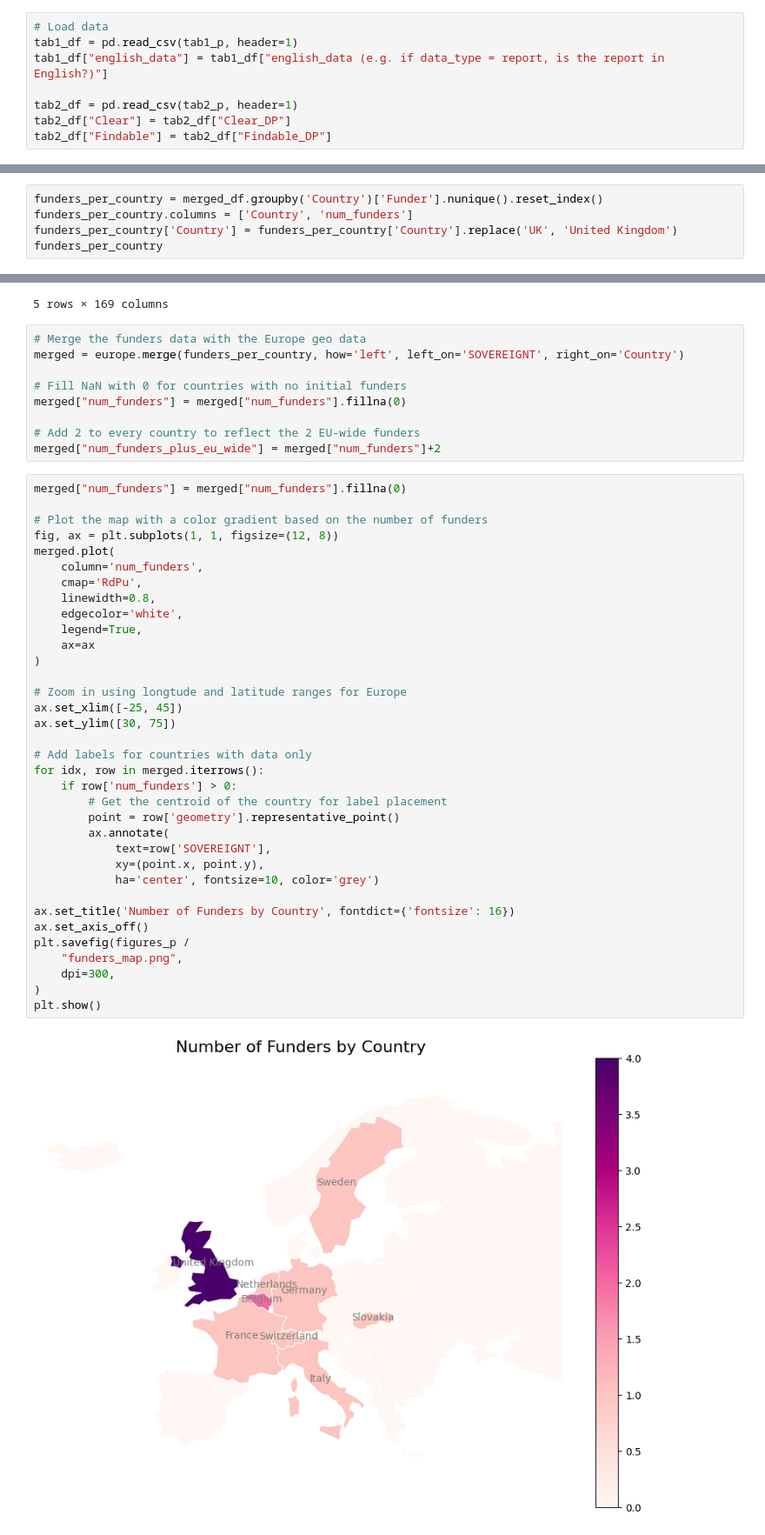
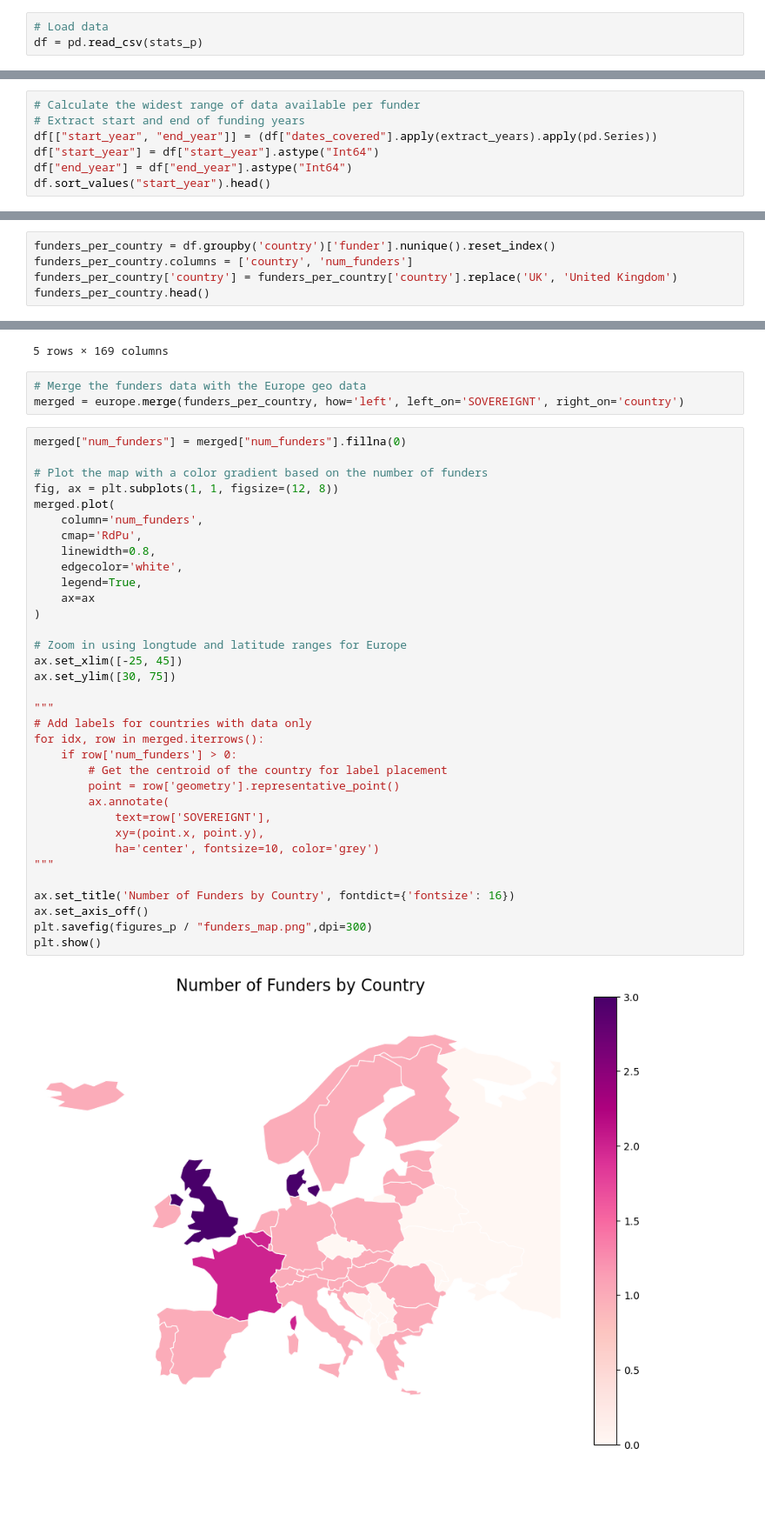
Before and after one commit to WomenInNeuroscience/funders_project, a Jupyter notebook: code/funder_analysis.ipynb, the cells around one changed output, grey strips where cells are left out. Shown: that part at 87% size. Saved outputs shown, nothing was run; the diff lists cells and outputs as text; blank space fills up the shorter version.

```diff
--- a/code/funder_analysis.ipynb
+++ b/code/funder_analysis.ipynb
@@ -24,9 +25,4 @@ figures_p = root_p / "figures"
 figures_p.mkdir(parents=True, exist_ok=True)
 # %%
 # Load data
-tab1_df = pd.read_csv(tab1_p, header=1)
-tab1_df["english_data"] = tab1_df["english_data (e.g. if data_type = report, is the report in English?)"]
-
-tab2_df = pd.read_csv(tab2_p, header=1)
-tab2_df["Clear"] = tab2_df["Clear_DP"]
-tab2_df["Findable"] = tab2_df["Findable_DP"]
+df = pd.read_csv(stats_p)
@@ -107,0 +78,7 @@ merged_df.head()
+# %%
+# Calculate the widest range of data available per funder
+# Extract start and end of funding years
+df[["start_year", "end_year"]] = (df["dates_covered"].apply(extract_years).apply(pd.Series))
+df["start_year"] = df["start_year"].astype("Int64")
+df["end_year"] = df["end_year"].astype("Int64")
+df.sort_values("start_year").head()
@@ -180,6 +186,6 @@ plt.show()
 # %%
-funders_per_country = merged_df.groupby('Country')['Funder'].nunique().reset_index()
-funders_per_country.columns = ['Country', 'num_funders']
-funders_per_country['Country'] = funders_per_country['Country'].replace('UK', 'United Kingdom')
-funders_per_country
+funders_per_country = df.groupby('country')['funder'].nunique().reset_index()
+funders_per_country.columns = ['country', 'num_funders']
+funders_per_country['country'] = funders_per_country['country'].replace('UK', 'United Kingdom')
+funders_per_country.head()
 # %% [output]
@@ -210,47 +211,40 @@ europe.head()
 5 rows × 169 columns
 # %%
 # Merge the funders data with the Europe geo data
-merged = europe.merge(funders_per_country, how='left', left_on='SOVEREIGNT', right_on='Country')
-
-# Fill NaN with 0 for countries with no initial funders
-merged["num_funders"] = merged["num_funders"].fillna(0)
-
-# Add 2 to every country to reflect the 2 EU-wide funders
-merged["num_funders_plus_eu_wide"] = merged["num_funders"]+2
+merged = europe.merge(funders_per_country, how='left', left_on='SOVEREIGNT', right_on='country')
 # %%
 merged["num_funders"] = merged["num_funders"].fillna(0)
 
 # Plot the map with a color gradient based on the number of funders
 fig, ax = plt.subplots(1, 1, figsize=(12, 8))
 merged.plot(
     column='num_funders',
     cmap='RdPu',
     linewidth=0.8,
     edgecolor='white',
     legend=True,
     ax=ax
 )
 
 # Zoom in using longtude and latitude ranges for Europe
 ax.set_xlim([-25, 45])
 ax.set_ylim([30, 75])
 
+"""
 # Add labels for countries with data only
 for idx, row in merged.iterrows():
     if row['num_funders'] > 0:
         # Get the centroid of the country for label placement
         point = row['geometry'].representative_point()
         ax.annotate(
             text=row['SOVEREIGNT'],
             xy=(point.x, point.y),
             ha='center', fontsize=10, color='grey')
+"""
 
 ax.set_title('Number of Funders by Country', fontdict={'fontsize': 16})
 ax.set_axis_off()
-plt.savefig(figures_p /
-    "funders_map.png",
-    dpi=300,
-)
+plt.savefig(figures_p / "funders_map.png",dpi=300)
 plt.show()
 # %% [output]
-[figure, old version]
+[figure, new version]
```
Also changed, not shown: parts of 24 cells of this notebook, 10 other files.
